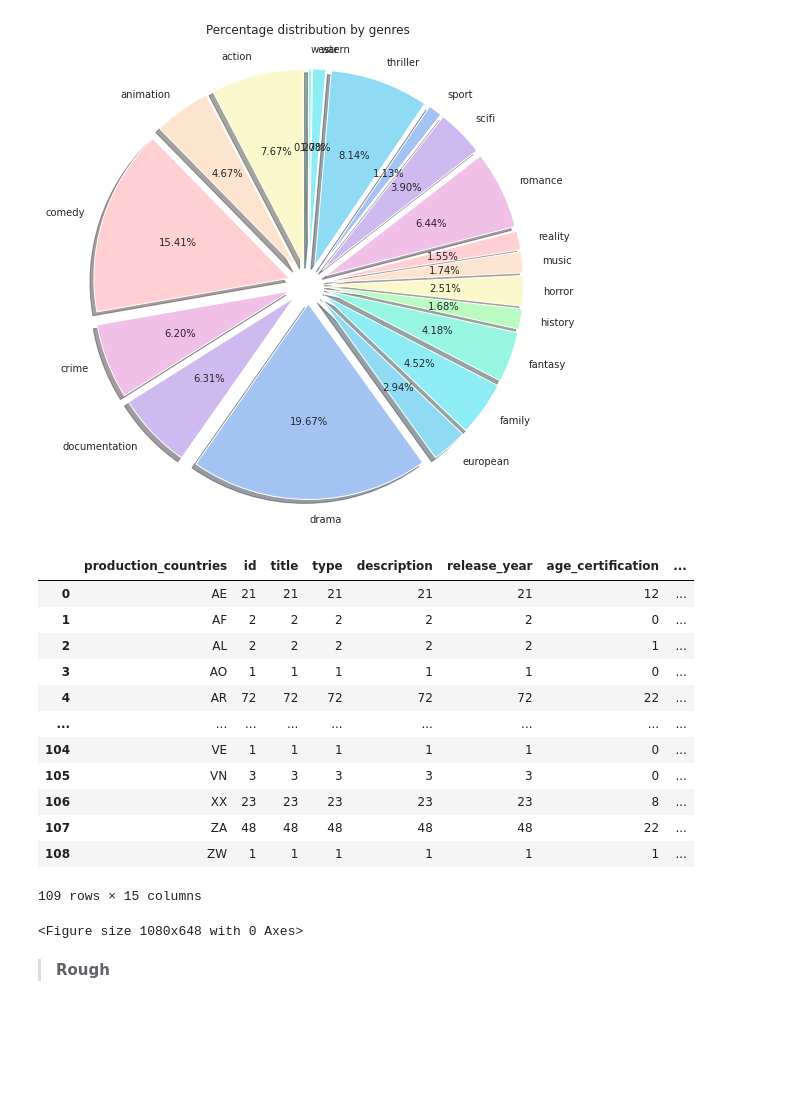
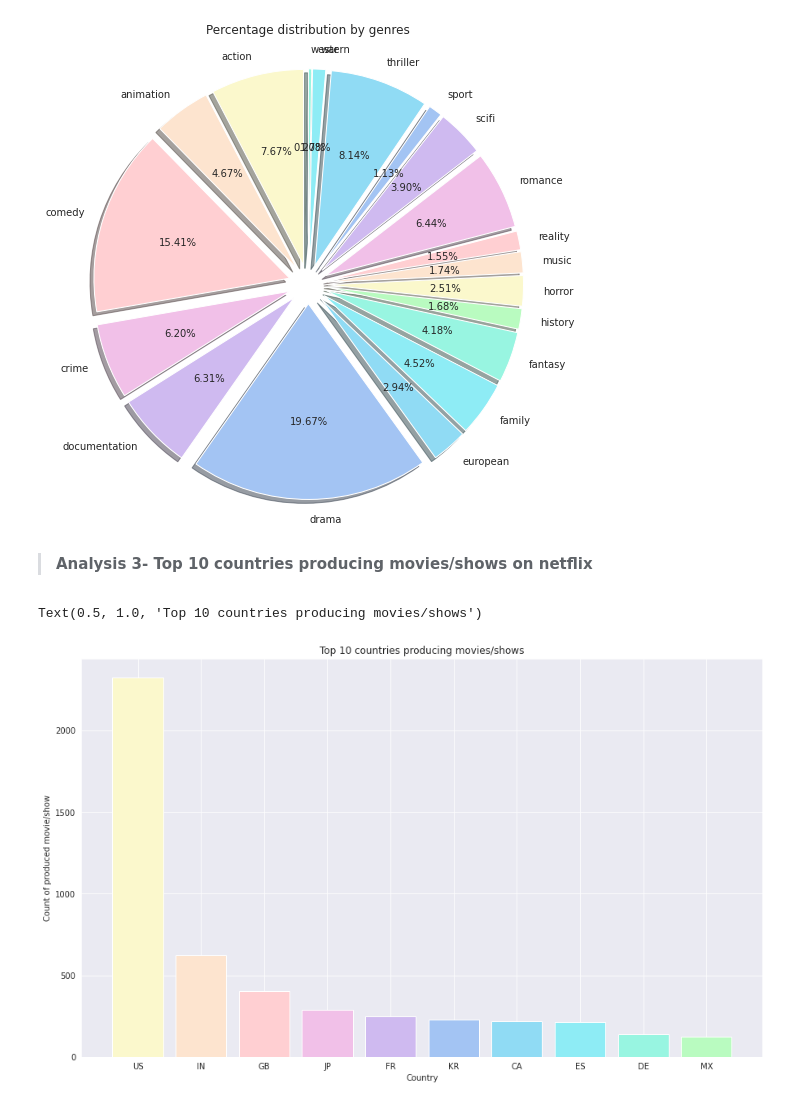
Before and after one commit to AyuDwi1996/data-analysis-using-python, a Jupyter notebook: netflix-tv-shows-and-movie.ipynb, the cells around one changed output. Drawn from its saved outputs; the diff is of its cells as text; code cells hidden in the pictures; blank space fills up the shorter version.

Commit message:
Kaggle Notebook | Netflix TV Shows and Movie | Version 3

```diff
--- a/netflix-tv-shows-and-movie.ipynb
+++ b/netflix-tv-shows-and-movie.ipynb
@@ -229,44 +229,30 @@ plt.title("Percentage distribution by genres")
 # %% [output]
 Text(0.5, 1.0, 'Percentage distribution by genres')
 [figure]
+# %% [markdown]
+> **Analysis 3- Top 10 countries producing movies/shows on netflix**
 # %%
 plt.figure(figsize=(15, 9))
 
 #send dark style
 sns.set_style("darkgrid")
 
 country_movies = titles.copy()
 country_movies['production_countries'] = country_movies['production_countries'].apply(literal_eval) #convert to list type
 country_movies=country_movies.explode('production_countries')
 
-#taking out maximum movie count for each country
-titles_groupby_country=country_movies.groupby("production_countries").count().reset_index()
+#taking out maximum movie count for each country and keeping top 10
+titles_groupby_country=country_movies.groupby(['production_countries']).size().reset_index(name='counts')
+titles_groupby_country = titles_groupby_country.sort_values('counts',ascending=False).head(10)
 titles_groupby_country
+
 #plotting the graph
-# year = 2013
-# for i in range(len(c)):
-#     plt.bar(titles_groupby_year_maxscore.release_year[titles_groupby_year_maxscore.release_year==year+i],
-#             titles_groupby_year_maxscore.imdb_score[titles_groupby_year_maxscore.release_year==year+i],
-#             color = c[i],label=titles_groupby_year_maxscore.title[titles_groupby_year_maxscore.release_year==year+i],
-#             align='edge')
-# plt.legend()
-# plt.xlabel('Year')
-# plt.ylabel('IMDB Score')
-# plt.title("Last 10 years highest IMDB rated movies")
+x_axis = titles_groupby_country['production_countries']
+y_axis = titles_groupby_country['counts']
+plt.bar(x_axis,y_axis,color = c)
+plt.xlabel('Country')
+plt.ylabel('Count of produced movie/show')
+plt.title("Top 10 countries producing movies/shows")
 # %% [output]
-|  | production_countries | id | title | type | description | release_year | age_certification | ... |
-| 0 | AE | 21 | 21 | 21 | 21 | 21 | 12 | ... |
-| 1 | AF | 2 | 2 | 2 | 2 | 2 | 0 | ... |
-| 2 | AL | 2 | 2 | 2 | 2 | 2 | 1 | ... |
-| 3 | AO | 1 | 1 | 1 | 1 | 1 | 0 | ... |
-| 4 | AR | 72 | 72 | 72 | 72 | 72 | 22 | ... |
-| ... | ... | ... | ... | ... | ... | ... | ... | ... |
-| 104 | VE | 1 | 1 | 1 | 1 | 1 | 0 | ... |
-| 105 | VN | 3 | 3 | 3 | 3 | 3 | 0 | ... |
-| 106 | XX | 23 | 23 | 23 | 23 | 23 | 8 | ... |
-| 107 | ZA | 48 | 48 | 48 | 48 | 48 | 22 | ... |
-| 108 | ZW | 1 | 1 | 1 | 1 | 1 | 1 | ... |
-109 rows × 15 columns
+Text(0.5, 1.0, 'Top 10 countries producing movies/shows')
-<Figure size 1080x648 with 0 Axes>
+[figure, added]
-# %% [markdown]
-> **Rough**
```
Also changed, not shown: parts of 3 cells of this notebook.
